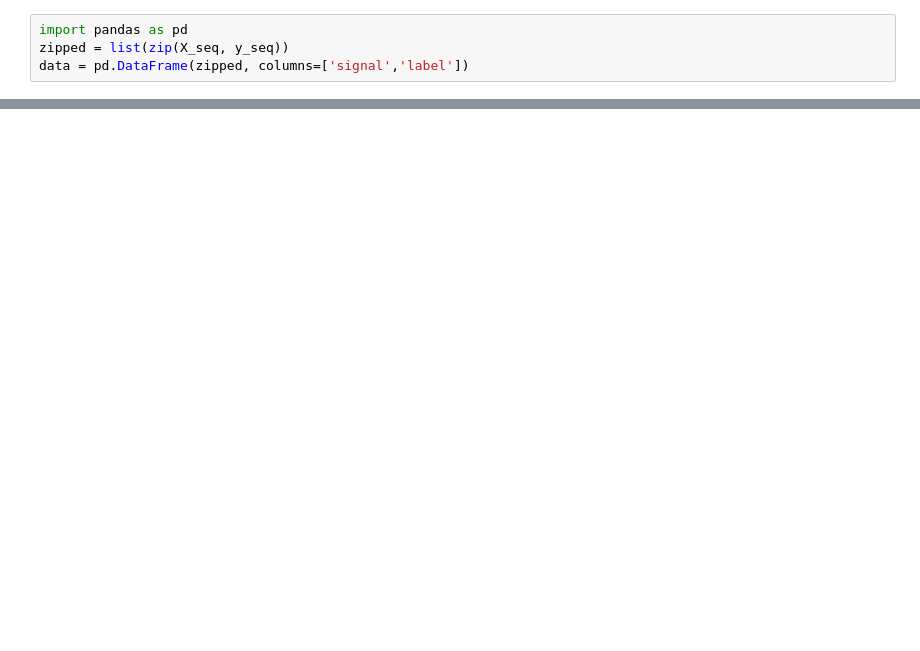
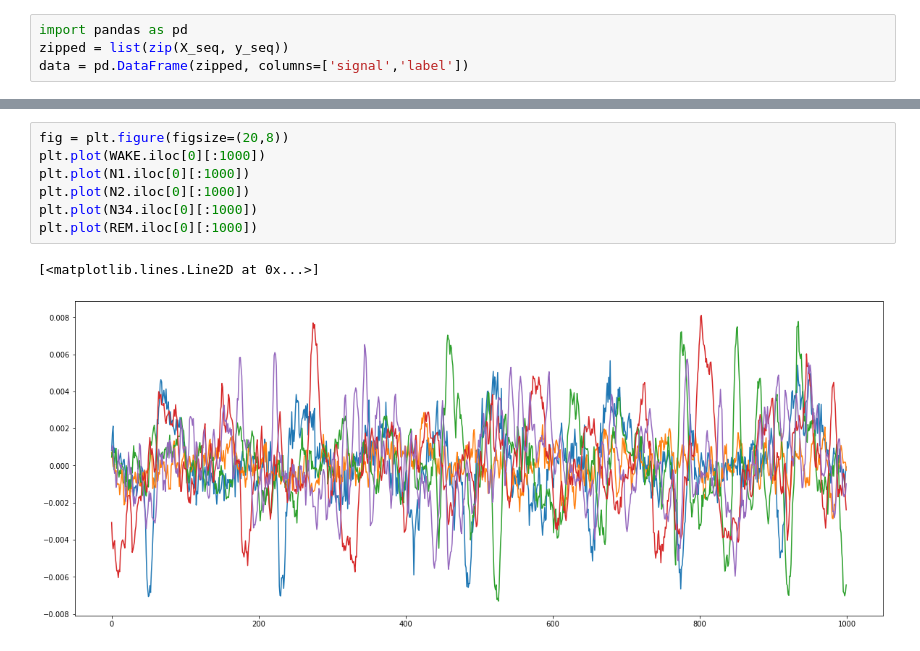
Before and after one commit to gqkd/prove_DSNL_keras, a Jupyter notebook: analysis.ipynb, the cells around one changed output, grey strips where cells are left out. Cells and saved outputs as stored; diff of their text form; blank space fills up the shorter version.

```diff
--- a/analysis.ipynb
+++ b/analysis.ipynb
@@ -30,0 +65,10 @@ X_seq.shape
+# %%
+fig = plt.figure(figsize=(20,8))
+plt.plot(WAKE.iloc[0][:1000])
+plt.plot(N1.iloc[0][:1000])
+plt.plot(N2.iloc[0][:1000])
+plt.plot(N34.iloc[0][:1000])
+plt.plot(REM.iloc[0][:1000])
+# %% [output]
+[<matplotlib.lines.Line2D at 0x...>]
+[figure, added]
```
Also changed, not shown: parts of 13 cells of this notebook.
